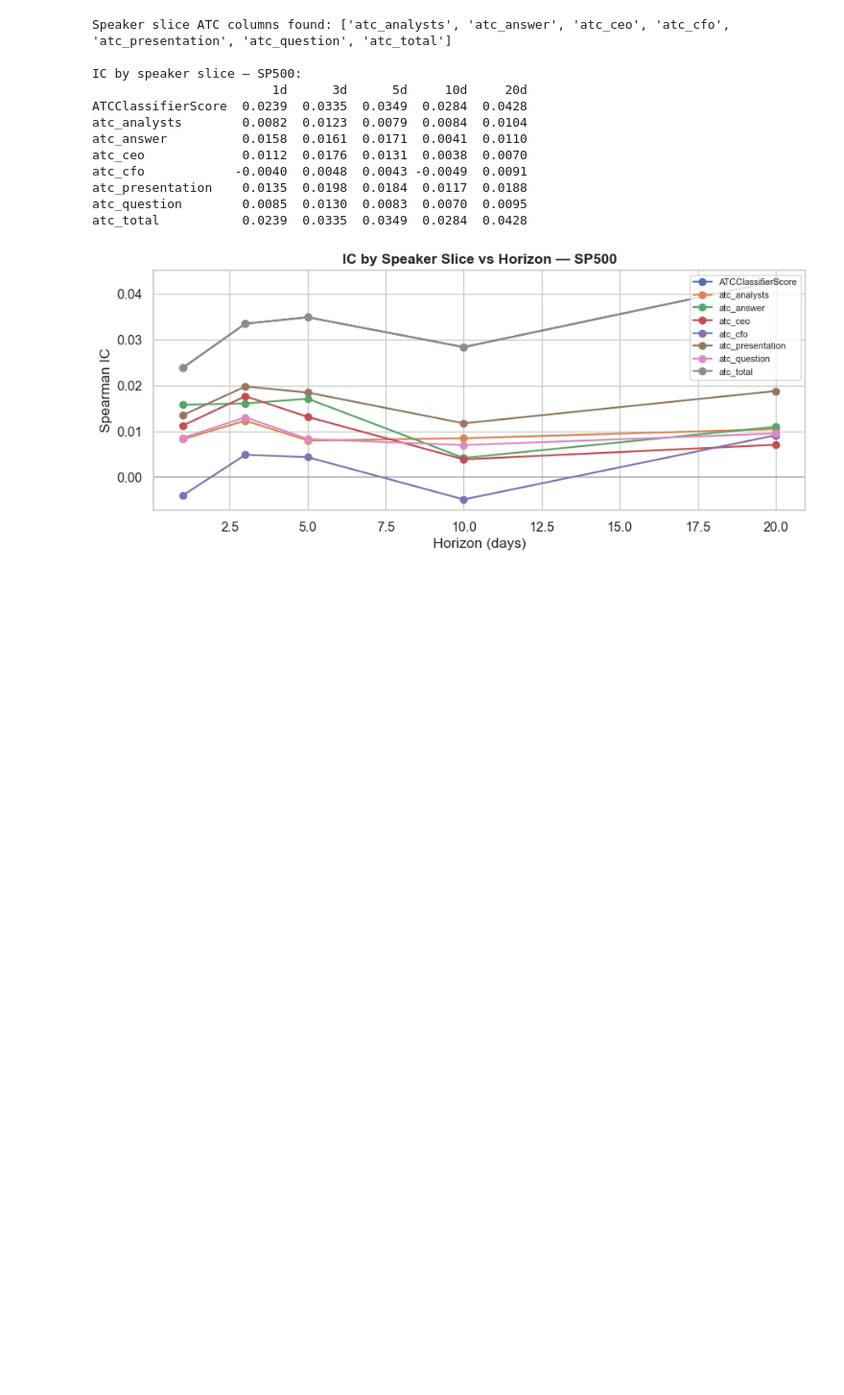
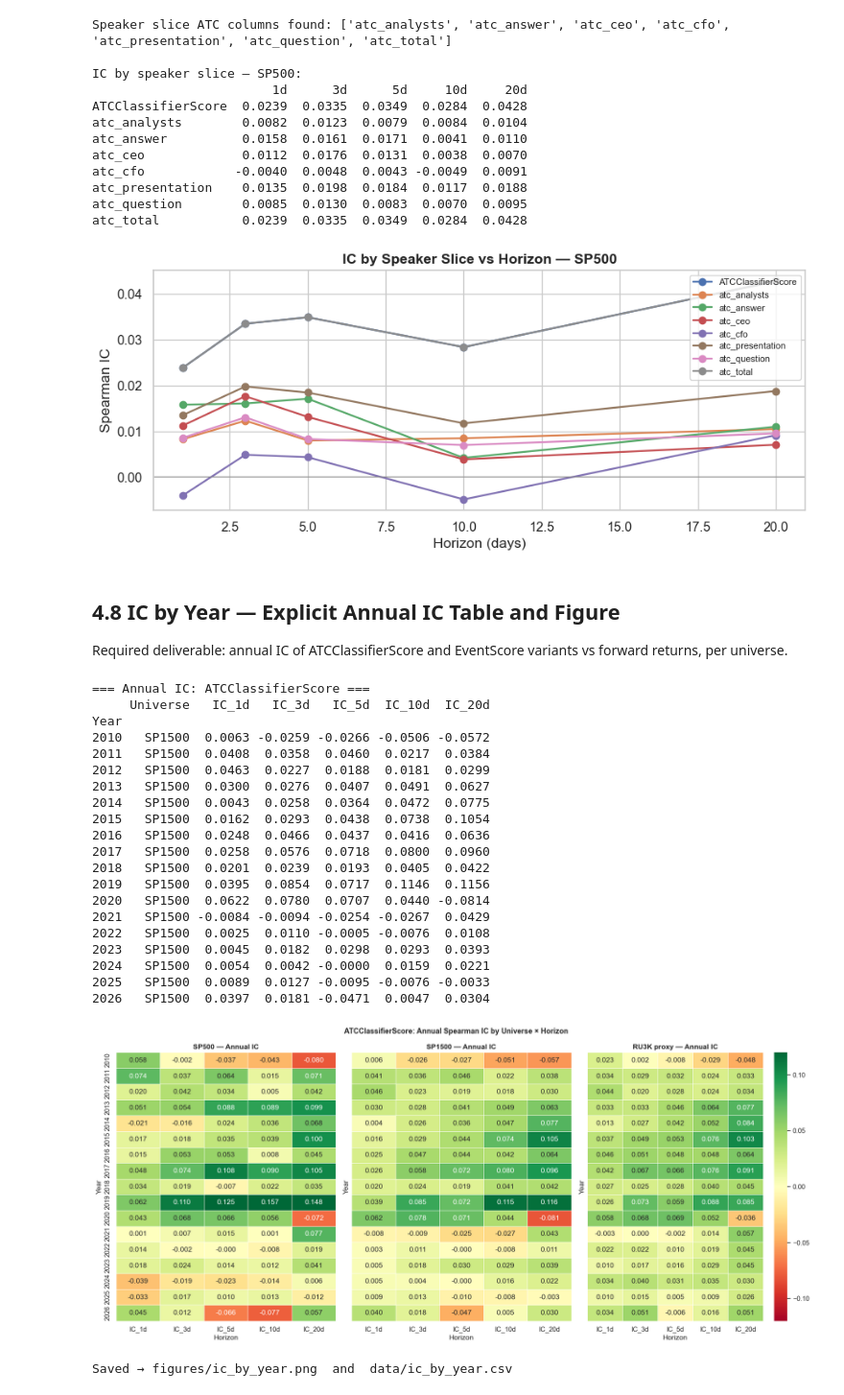
Before and after one commit to ItachiUchiha729/NLP_FinalProject_ATC_Backtest, a Jupyter notebook: notebooks/04_backtest_baseline.ipynb, the cells around one changed output. Shown at 96% size. Saved outputs shown, nothing was run; the diff lists cells and outputs as text; code cells hidden in the pictures; blank space fills up the shorter version.

```diff
--- a/notebooks/04_backtest_baseline.ipynb
+++ b/notebooks/04_backtest_baseline.ipynb
@@ -442,3 +442,73 @@ atc_presentation    0.0135  0.0198  0.0184  0.0117  0.0188
 atc_question        0.0085  0.0130  0.0083  0.0070  0.0095
 atc_total           0.0239  0.0335  0.0349  0.0284  0.0428
 [figure]
+# %% [markdown]
+## 4.8 IC by Year — Explicit Annual IC Table and Figure
+
+Required deliverable: annual IC of ATCClassifierScore and EventScore variants vs forward returns, per universe.
+# %%
+import json, os
+with open(DATA_DIR / 'col_registry.json') as f:
+    col_reg = json.load(f)
+EVENT_COLS = col_reg['event_cols']
+
+feat_df['Year'] = pd.to_datetime(feat_df['entry_date']).dt.year
+
+# ── Annual IC: ATCClassifierScore across all universes and horizons ────────────
+ic_by_year_rows = []
+for univ in UNIVERSES:
+    sub = feat_df[feat_df[univ]].copy()
+    for yr, g in sub.groupby('Year'):
+        row = {'Universe': UNIV_LABELS[univ], 'Year': yr}
+        for h in HORIZONS:
+            row[f'IC_{h}d'] = spearman_ic(g['ATCClassifierScore'], g[f'fwd_{h}d'])
+        ic_by_year_rows.append(row)
+
+ic_yr_df = pd.DataFrame(ic_by_year_rows)
+ic_yr_df.to_csv(DATA_DIR / 'ic_by_year.csv', index=False)
+print('=== Annual IC: ATCClassifierScore ===')
+print(ic_yr_df[ic_yr_df['Universe']=='SP1500'].set_index('Year').round(4).to_string())
+
+# Heatmap: Year × Horizon, faceted by universe
+fig, axes = plt.subplots(1, 3, figsize=(18, 8), sharey=True)
+for ax, univ_label in zip(axes, ['SP500', 'SP1500', 'RU3K proxy']):
+    lbl = univ_label.split()[0]  # 'SP500', 'SP1500', 'RU3K'
+    sub = ic_yr_df[ic_yr_df['Universe'] == ('RU3K' if 'RU3K' in univ_label else lbl)]
+    if sub.empty:
+        sub = ic_yr_df[ic_yr_df['Universe'] == lbl]
+    heat = sub.set_index('Year')[[f'IC_{h}d' for h in HORIZONS]]
+    sns.heatmap(heat.astype(float), ax=ax, cmap='RdYlGn', center=0,
+                vmin=-0.12, vmax=0.12, annot=True, fmt='.3f',
+                linewidths=0.4, cbar=(ax == axes[-1]))
+    ax.set_title(f'{univ_label} — Annual IC', fontweight='bold')
+    ax.set_xlabel('Horizon')
+
+fig.suptitle('ATCClassifierScore: Annual Spearman IC by Universe × Horizon',
+             fontsize=13, fontweight='bold')
+plt.tight_layout()
+plt.savefig(FIG_DIR / 'ic_by_year.png', dpi=150, bbox_inches='tight')
+plt.show()
+print('Saved → figures/ic_by_year.png  and  data/ic_by_year.csv')
+# %% [output]
+=== Annual IC: ATCClassifierScore ===
+     Universe   IC_1d   IC_3d   IC_5d  IC_10d  IC_20d
+Year
+2010   SP1500  0.0063 -0.0259 -0.0266 -0.0506 -0.0572
+2011   SP1500  0.0408  0.0358  0.0460  0.0217  0.0384
+2012   SP1500  0.0463  0.0227  0.0188  0.0181  0.0299
+2013   SP1500  0.0300  0.0276  0.0407  0.0491  0.0627
+2014   SP1500  0.0043  0.0258  0.0364  0.0472  0.0775
+2015   SP1500  0.0162  0.0293  0.0438  0.0738  0.1054
+2016   SP1500  0.0248  0.0466  0.0437  0.0416  0.0636
+2017   SP1500  0.0258  0.0576  0.0718  0.0800  0.0960
+2018   SP1500  0.0201  0.0239  0.0193  0.0405  0.0422
+2019   SP1500  0.0395  0.0854  0.0717  0.1146  0.1156
+2020   SP1500  0.0622  0.0780  0.0707  0.0440 -0.0814
+2021   SP1500 -0.0084 -0.0094 -0.0254 -0.0267  0.0429
+2022   SP1500  0.0025  0.0110 -0.0005 -0.0076  0.0108
+2023   SP1500  0.0045  0.0182  0.0298  0.0293  0.0393
+2024   SP1500  0.0054  0.0042 -0.0000  0.0159  0.0221
+2025   SP1500  0.0089  0.0127 -0.0095 -0.0076 -0.0033
+2026   SP1500  0.0397  0.0181 -0.0471  0.0047  0.0304
+[figure, added]
+Saved → figures/ic_by_year.png  and  data/ic_by_year.csv
```
Also changed, not shown: parts of 4 cells of this notebook, 13 other files.
